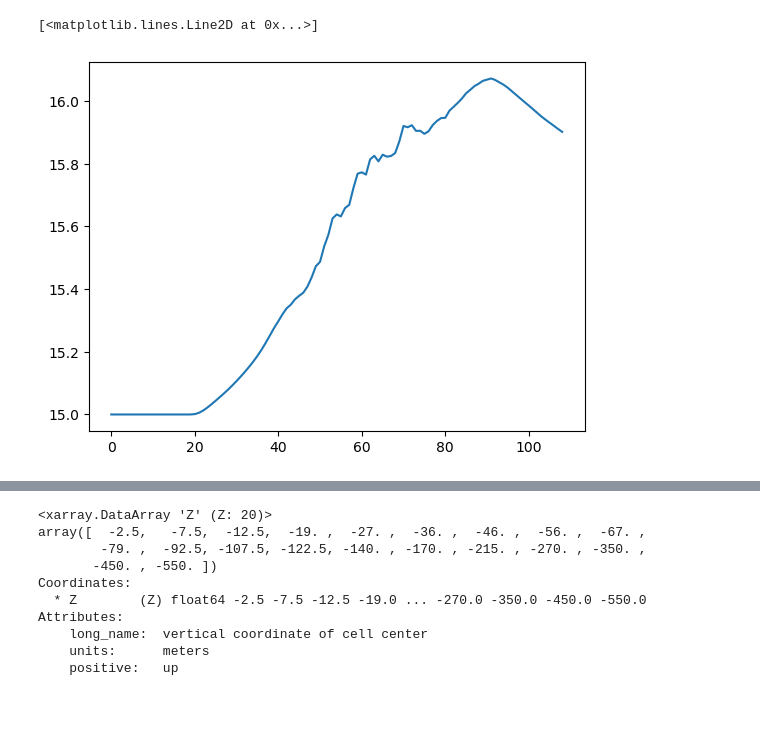
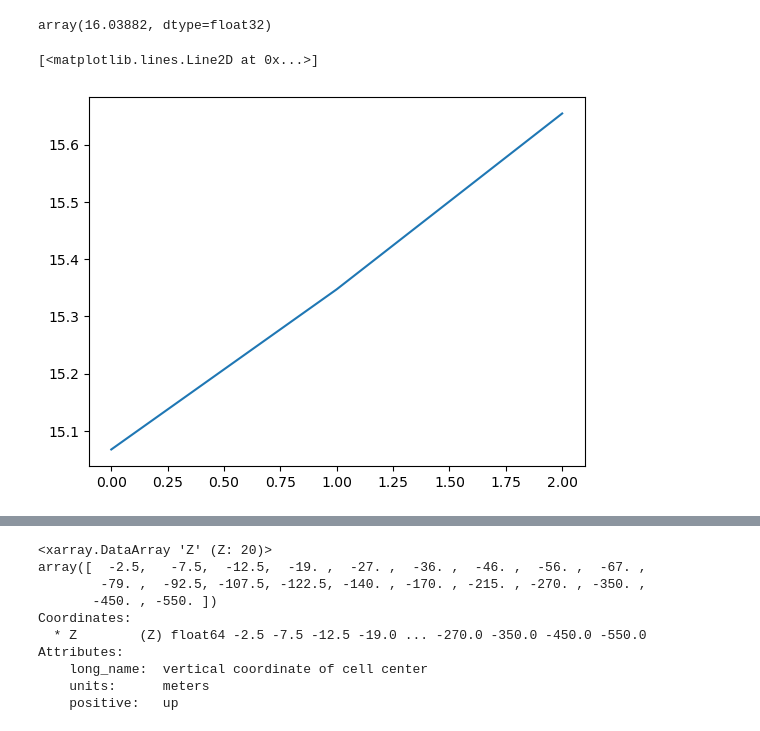
Before and after one commit to kaftkatt/IntercambioNGC, a Jupyter notebook: Scripts/Analisis.ipynb, the cells around one changed output, grey strips where cells are left out. Drawn from its saved outputs; the diff is of its cells as text; code cells hidden in the pictures.

```diff
--- a/Scripts/Analisis.ipynb
+++ b/Scripts/Analisis.ipynb
@@ -32,8 +56,12 @@ ds=xr.open_dataset(str(location) + str(project) + str(var) + '.nc')
+# %%
+ds.THETA[2,0,0,10].values
+# %% [output]
+array(16.03882, dtype=float32)
 # %%
-plt.plot(ds.Temp[:,5,-2,18])
+plt.plot(ds.[10,0,0,10])
 # %% [output]
 [<matplotlib.lines.Line2D at 0x...>]
-[figure, old version]
+[figure, new version]
 # %%
 params = {'font.size': 15,
           'figure.figsize': (20, 10),
```
Also changed, not shown: parts of 4 cells of this notebook, 19 other files.
